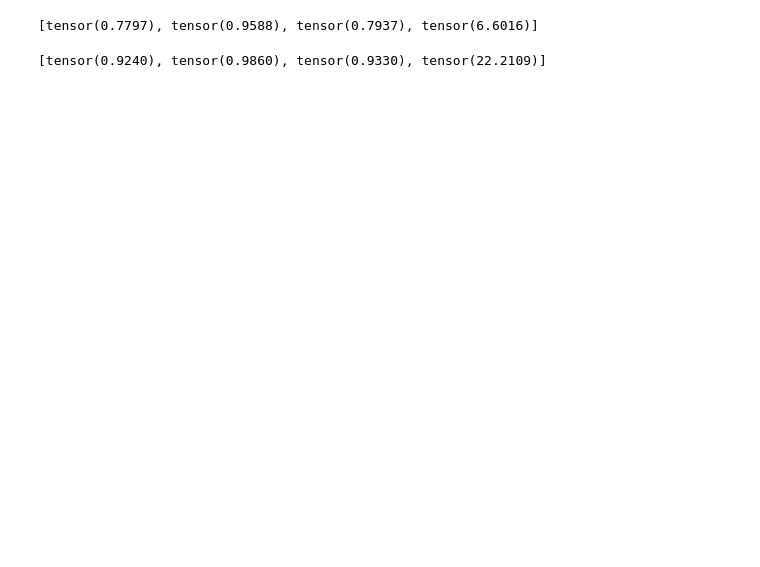
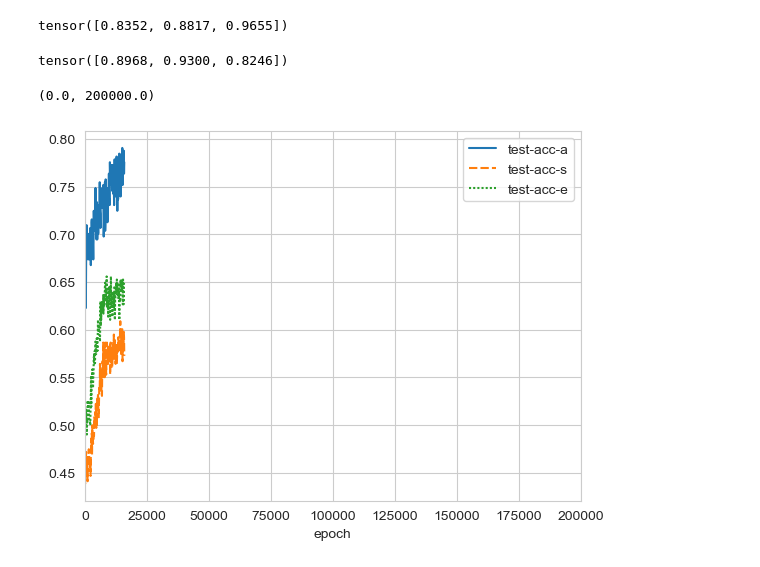
Before and after one commit to mayft/comp579-final-project, a Jupyter notebook: src/testing.ipynb, the cells around one changed output. Drawn from its saved outputs; the diff is of its cells as text; code cells hidden in the pictures; blank space fills up the shorter version.

```diff
--- a/src/testing.ipynb
+++ b/src/testing.ipynb
@@ -25,8 +53,0 @@ acc = accuracy(p,t)
-# %%
-print(acc)
-# %% [output]
-[tensor(0.7797), tensor(0.9588), tensor(0.7937), tensor(6.6016)]
-# %%
-print(accuracy(output,y))
-# %% [output]
-[tensor(0.9240), tensor(0.9860), tensor(0.9330), tensor(22.2109)]
@@ -33 +58,23 @@ print(accuracy(output,y))
+# %%
+target=torch.cat(y,dim=1)
+out = [o[1360:1660] for o in output]
+masked_prediction(query_mask[1360:1660],out,target[1360:1660],state_bins=False)
+# %% [output]
+tensor([0.8352, 0.8817, 0.9655])
+# %%
+target=torch.cat(y,dim=1)
+out = [o[1660:] for o in output]
+masked_prediction(query_mask[1660:],out,target[1660:],state_bins=False)
+# %% [output]
+tensor([0.8968, 0.9300, 0.8246])
+# %%
+data = pd.read_csv('l4_test1.csv')
+data = data.set_index('epoch')
+#data['index'] = [i for i in range(800)]
+sns.set_style('whitegrid')
+ax=sns.lineplot(data[['test-acc-a','test-acc-s','test-acc-e',]])#'train-acc-a','train-acc-s','train-acc-e']])
+ax.set_xlim(0,200000)
+# %% [output]
+(0.0, 200000.0)
+[figure, added]
 # %%
```
Also changed, not shown: parts of 7 cells of this notebook, 2 other files.
